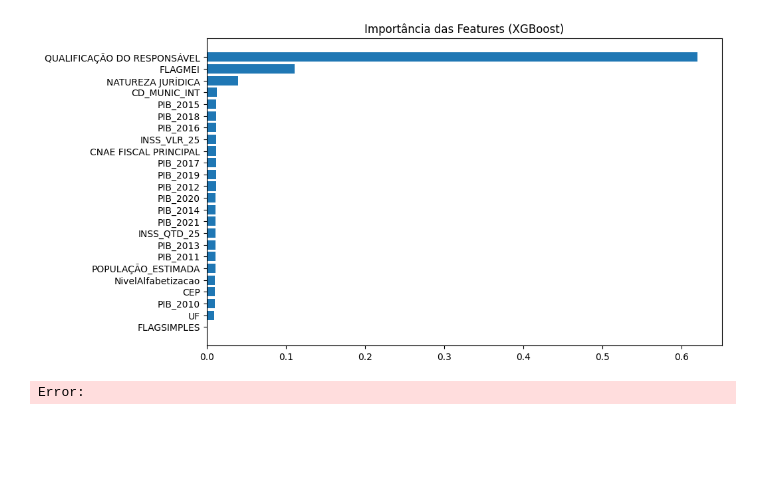
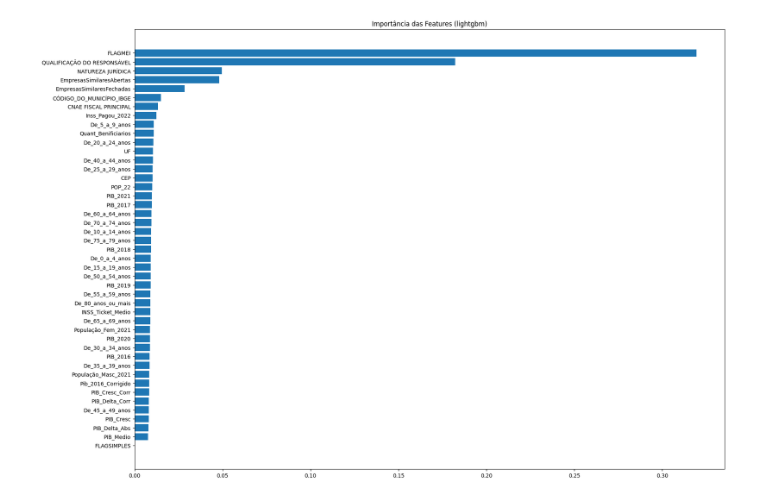
Before and after one commit to SrVitinho/DetectordeViabilidade, a Jupyter notebook: Modelagem/GetModel.ipynb, the cells around one changed output. Saved outputs shown, nothing was run; the diff lists cells and outputs as text; code cells hidden in the pictures; blank space fills up the shorter version.

```diff
--- a/Modelagem/GetModel.ipynb
+++ b/Modelagem/GetModel.ipynb
@@ -244,0 +248,18 @@ weighted avg       0.83      0.80      0.76     26071
+# %%
+best_model = lgb.LGBMClassifier(
+    learning_rate=0.0015034643900202055,
+    n_estimators=484,
+    num_leaves=92,
+    max_depth=4,
+    subsample=0.8107232853448816,
+    colsample_bytree=0.6682256748019231,
+    min_child_samples=70,
+    reg_alpha=0.5216839872627524,
+    reg_lambda=0.40396328774564105,
+    random_state=42
+)
+
+pipeline = Pipeline([
+    ('preprocessor', transformers),
+    ('classifier', best_model)
+])
@@ -253,11 +286,10 @@ feat_importance = pd.DataFrame({
     'Importance': importance
 }).sort_values(by='Importance', ascending=False)
 # %%
-plt.figure(figsize=(10, 6))
+plt.figure(figsize=(20, 15))
 plt.barh(feat_importance['Feature'], feat_importance['Importance'])
 plt.gca().invert_yaxis()
-plt.title('Importância das Features (XGBoost)')
+plt.title('Importância das Features (lightgbm)')
 plt.show()
 # %% [output]
-[figure, old version]
+[figure, new version]
-Error:
```
Also changed, not shown: parts of 21 cells of this notebook, 9 other files.
